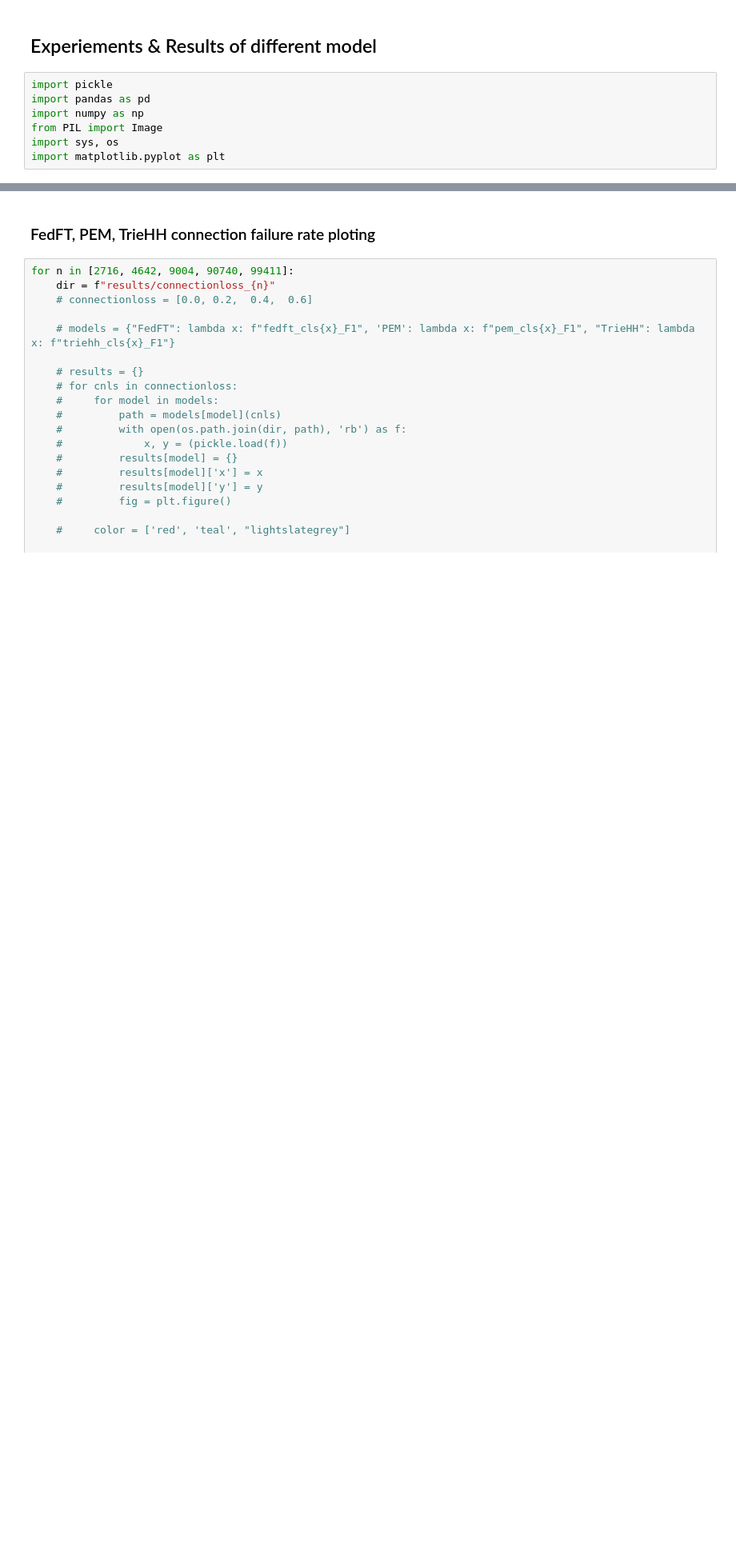
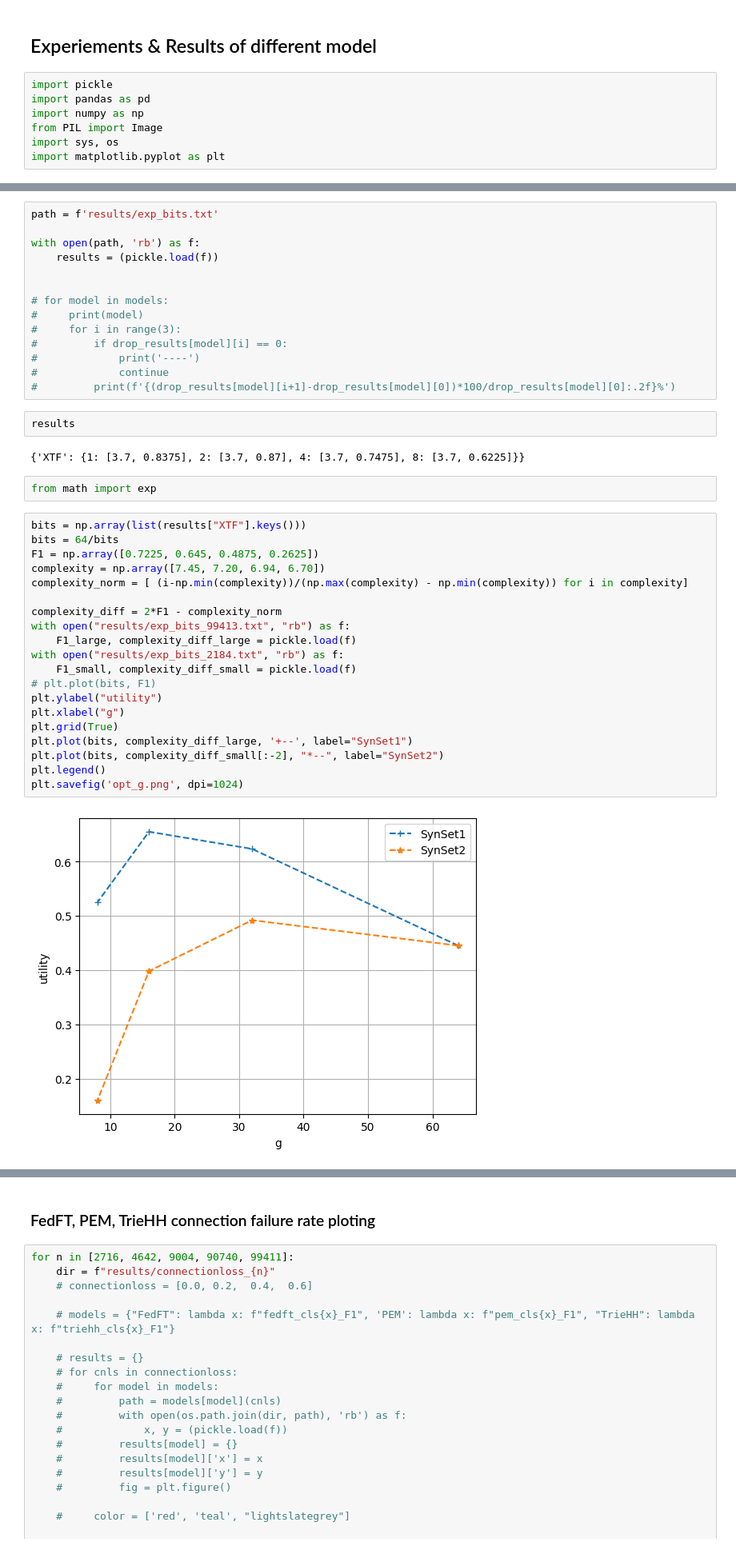
Before and after one commit to SHAO-Jiaqi757/FedFT, a Jupyter notebook: test.ipynb, the cells around one changed output, grey strips where cells are left out. Shown: that part at 80% size. Saved outputs shown, nothing was run; the diff lists cells and outputs as text; blank space fills up the shorter version.

```diff
--- a/test.ipynb
+++ b/test.ipynb
@@ -381,0 +399,42 @@ import matplotlib.pyplot as plt
+# %%
+path = f'results/exp_bits.txt'
+
+with open(path, 'rb') as f:
+    results = (pickle.load(f))
+
+
+# for model in models:
+#     print(model)
+#     for i in range(3):
+#         if drop_results[model][i] == 0:
+#             print('----')
+#             continue
+#         print(f'{(drop_results[model][i+1]-drop_results[model][0])*100/drop_results[model][0]:.2f}%')
+# %%
+results
+# %% [output]
+{'XTF': {1: [3.7, 0.8375], 2: [3.7, 0.87], 4: [3.7, 0.7475], 8: [3.7, 0.6225]}}
+# %%
+from math import exp
+# %%
+bits = np.array(list(results["XTF"].keys()))
+bits = 64/bits
+F1 = np.array([0.7225, 0.645, 0.4875, 0.2625])
+complexity = np.array([7.45, 7.20, 6.94, 6.70])
+complexity_norm = [ (i-np.min(complexity))/(np.max(complexity) - np.min(complexity)) for i in complexity]
+
+complexity_diff = 2*F1 - complexity_norm
+with open("results/exp_bits_99413.txt", "rb") as f:
+    F1_large, complexity_diff_large = pickle.load(f)
+with open("results/exp_bits_2184.txt", "rb") as f:
+    F1_small, complexity_diff_small = pickle.load(f)
+# plt.plot(bits, F1)
+plt.ylabel("utility")
+plt.xlabel("g")
+plt.grid(True)
+plt.plot(bits, complexity_diff_large, '+--', label="SynSet1")
+plt.plot(bits, complexity_diff_small[:-2], "*--", label="SynSet2")
+plt.legend()
+plt.savefig('opt_g.png', dpi=1024)
+# %% [output]
+[figure, added]
```
Also changed, not shown: parts of 8 cells of this notebook, 11 other files.
